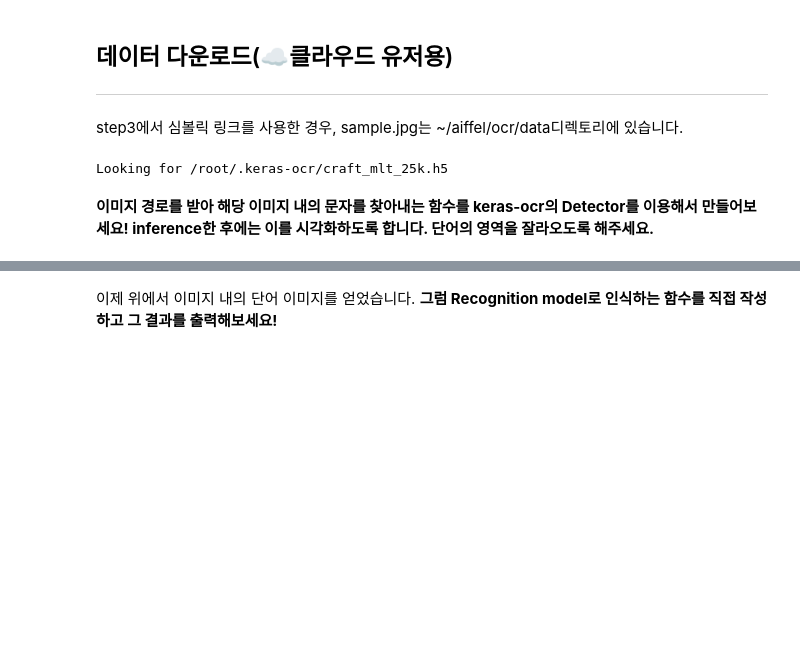
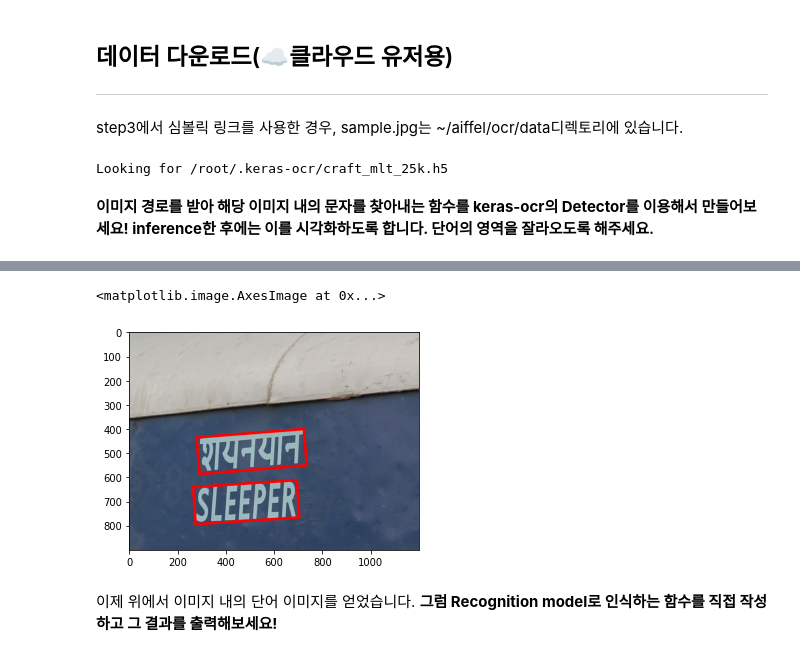
Before and after one commit to bom-Lee/GoingDeep-CV-_DG, a Jupyter notebook: [GD12]End_to_End_OCR.ipynb, the cells around one changed output, grey strips where cells are left out. Cells and saved outputs as stored; diff of their text form; code cells hidden in the pictures; blank space fills up the shorter version.

```diff
--- a/[GD12]End_to_End_OCR.ipynb
+++ b/[GD12]End_to_End_OCR.ipynb
@@ -626,23 +664,30 @@ def detect_text(img_path):
     # TODO
 
     # 배치 크기를 위해서 dimension을 확장해주고 kera-ocr의 입력 차원에 맞게 H,W,C로 변경합니다.
-
     # 배치의 첫 번째 결과만 가져옵니다.
-
+		img = cv2.imread(img_path)
+		line_img = img.copy()
+		input_img = img[tf.newaxis,...]
+		result = detector.detect(input_img)
+		ocr_result = result[0]
     # 시각화를 위해서 x와 y좌표를 변경해줍니다. (앞선 h dimension으로 인해 y,x로 표기됨)
 
-    cropped_imgs = []
-    for text_result in ocr_result:
-        img_draw.polygon(text_result, outline='red')
-        x_min = text_result[:,0].min() - 5
-        x_max = text_result[:,0].max() + 5
-        y_min = text_result[:,1].min() - 5
-        y_max = text_result[:,1].max() + 5
-        word_box = [x_min, y_min, x_max, y_max]
-        cropped_imgs.append(img_pil.crop(word_box))
+		cropped_imgs = []
+		for text_result in ocr_result:
+				for i in range(4):
+						if i==3:
+								line_img = cv2.line(line_img,tuple(text_result[3]),tuple(text_result[0]),(0,0,255),10)
+						else:
+								line_img = cv2.line(line_img,tuple(text_result[i]),tuple(text_result[i+1]),(0,0,255),10)
 
+				x_min = text_result[:,0].min() - 5
+				x_max = text_result[:,0].max() + 5
+				y_min = text_result[:,1].min() - 5
+				y_max = text_result[:,1].max() + 5
+				word_box = [x_min, y_min, x_max, y_max]
+				cropped_imgs.append(img[int(y_min):int(y_max),int(x_min):int(x_max)])
 
-    return result_img, cropped_imgs
+		return line_img, cropped_imgs
 # %%
 img_pil, cropped_img = detect_text(SAMPLE_IMG_PATH)
 display(img_pil)
@@ -651,3 +712,8 @@ NameError: ignored
+# %%
+plt.imshow(img_pil[:,:,::-1])
+# %% [output]
+<matplotlib.image.AxesImage at 0x...>
+[figure, added]
 # %% [markdown]
 이제 위에서 이미지 내의 단어 이미지를 얻었습니다. **그럼 Recognition model로 인식하는 함수를 직접 작성하고 그 결과를 출력해보세요!**
 # %%
```
Also changed, not shown: parts of 22 cells of this notebook.
